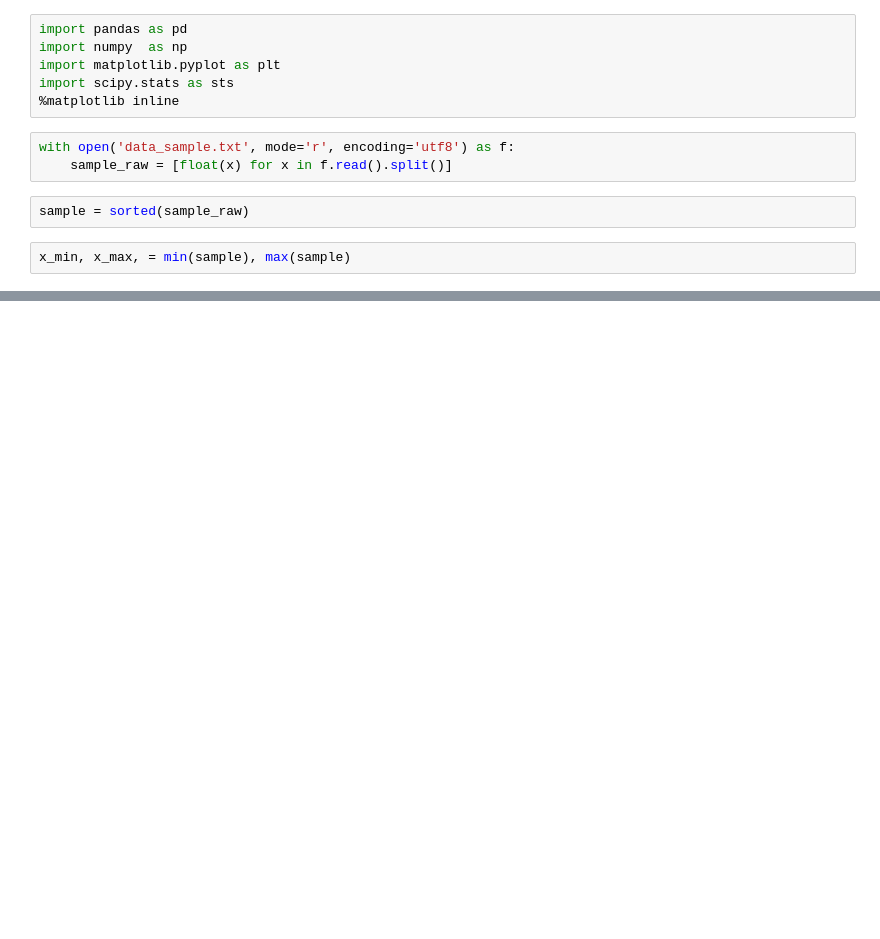
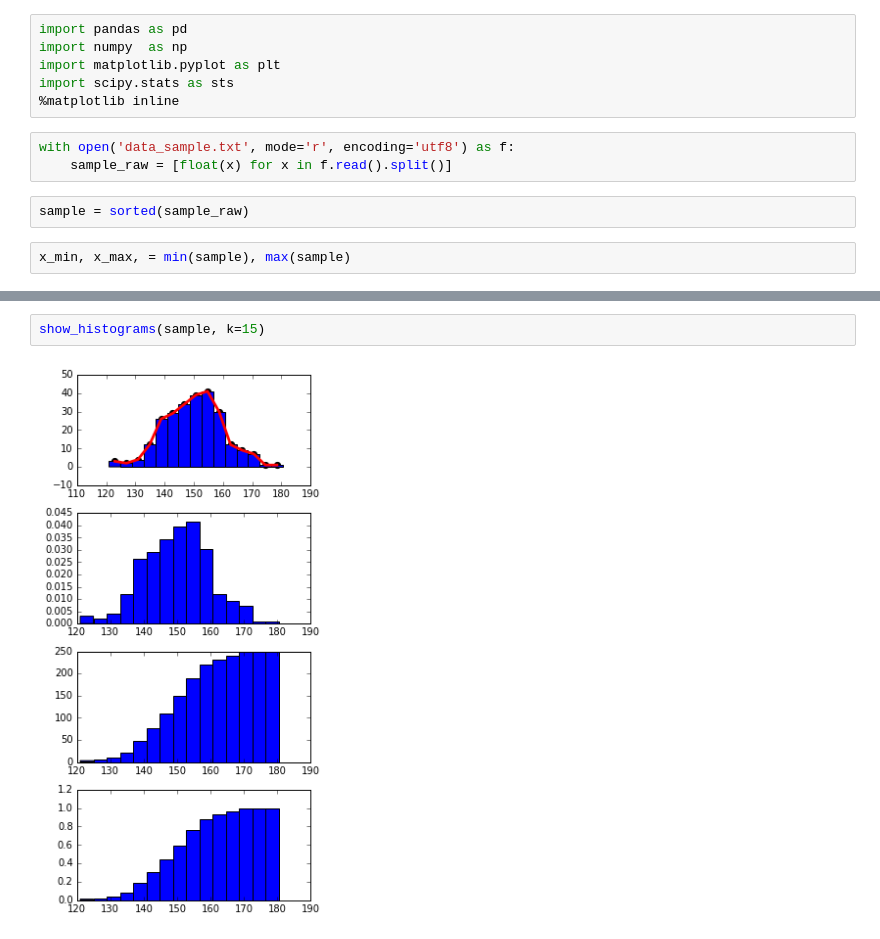
Before and after one commit to RerumNovarum/vsu.stats, a Jupyter notebook: lab_1.ipynb, the cells around one changed output, grey strips where cells are left out. Saved outputs shown, nothing was run; the diff lists cells and outputs as text; blank space fills up the shorter version.

```diff
--- a/lab_1.ipynb
+++ b/lab_1.ipynb
@@ -37,0 +83,4 @@ rfq = freq_hist(sample, bins=k, normed=True)
+# %%
+show_histograms(sample, k=15)
+# %% [output]
+[figure, added]
```
Also changed, not shown: parts of 10 cells of this notebook, 2 other files.
